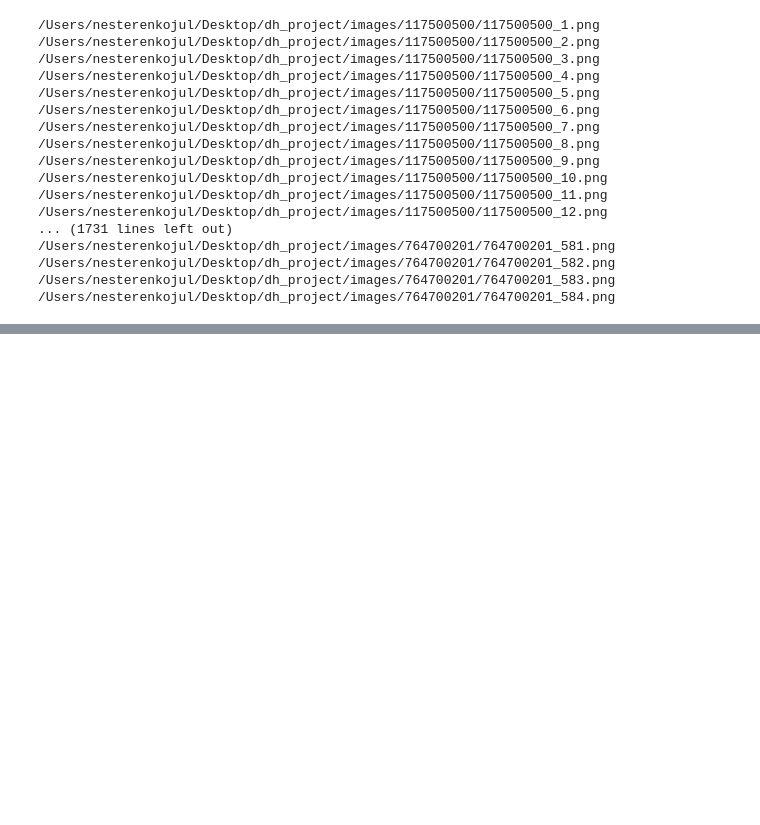
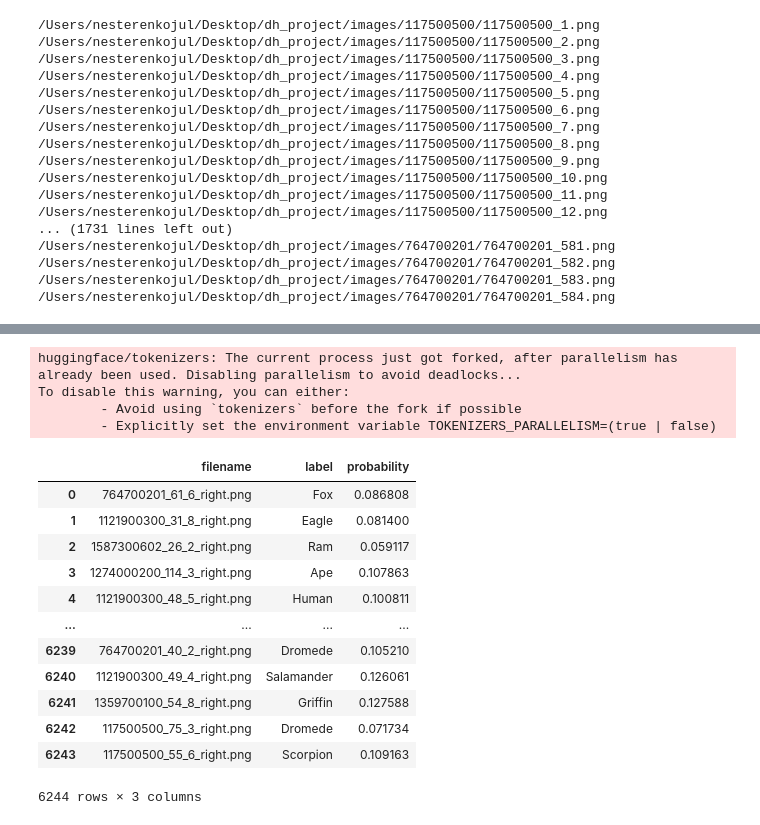
Before and after one commit to nesterenkojul/ecco-heraldry-animals, a Jupyter notebook: dh_data_explore.ipynb, the cells around one changed output, grey strips where cells are left out. Drawn from its saved outputs; the diff is of its cells as text; code cells hidden in the pictures; blank space fills up the shorter version.

```diff
--- a/dh_data_explore.ipynb
+++ b/dh_data_explore.ipynb
@@ -431,0 +461,21 @@ for doc in additional_docs:
+# %%
+
+from transformers import CLIPProcessor, CLIPModel
+
+model = CLIPModel.from_pretrained("openai/clip-vit-base-patch32")
+processor = CLIPProcessor.from_pretrained("openai/clip-vit-base-patch32")
+
+"""
+from transformers import AlignProcessor, AlignModel
+
+model = AlignModel.from_pretrained("kakaobrain/align-base")
+processor = AlignProcessor.from_pretrained("kakaobrain/align-base")
+"""
+
+batch_size = 32
+probs = []
+# %% [output]
+huggingface/tokenizers: The current process just got forked, after parallelism has already been used. Disabling parallelism to avoid deadlocks...
+To disable this warning, you can either:
+        - Avoid using `tokenizers` before the fork if possible
+        - Explicitly set the environment variable TOKENIZERS_PARALLELISM=(true | false)
@@ -431,0 +497,26 @@ for doc in additional_docs:
+# %%
+def predict_class(probs_per_image):
+  max_p = np.max(probs_per_image)
+  max_id = np.argmax(probs_per_image)
+  return classes[max_id], max_p
+
+predictions = [predict_class(row) for row in probs]
+pred_labels = [pr[0] for pr in predictions]
+pred_probs = [pr[1] for pr in predictions]
+
+detected_animals = pd.DataFrame({"filename": all_files, "label": pred_labels, "probability": pred_probs})
+detected_animals
+# %% [output]
+|  | filename | label | probability |
+| 0 | 764700201_61_6_right.png | Fox | 0.086808 |
+| 1 | 1121900300_31_8_right.png | Eagle | 0.081400 |
+| 2 | 1587300602_26_2_right.png | Ram | 0.059117 |
+| 3 | 1274000200_114_3_right.png | Ape | 0.107863 |
+| 4 | 1121900300_48_5_right.png | Human | 0.100811 |
+| ... | ... | ... | ... |
+| 6239 | 764700201_40_2_right.png | Dromede | 0.105210 |
+| 6240 | 1121900300_49_4_right.png | Salamander | 0.126061 |
+| 6241 | 1359700100_54_8_right.png | Griffin | 0.127588 |
+| 6242 | 117500500_75_3_right.png | Dromede | 0.071734 |
+| 6243 | 117500500_55_6_right.png | Scorpion | 0.109163 |
+6244 rows × 3 columns
```
Also changed, not shown: parts of 7 cells of this notebook.
